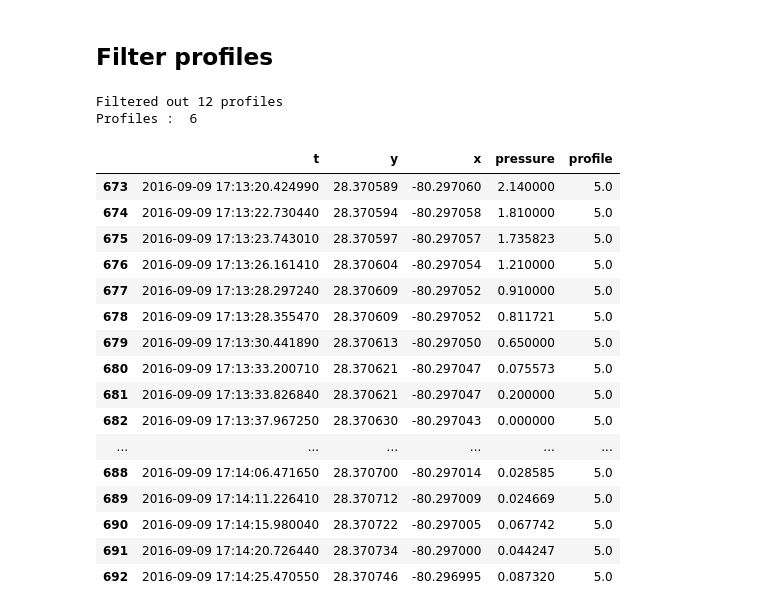
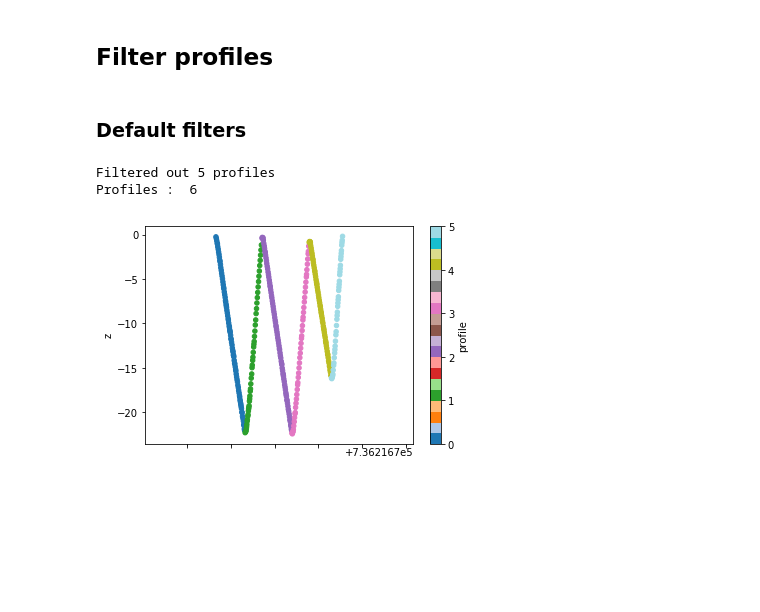
Before and after one commit to xiangling1994/GUTILS, a Jupyter notebook: docs/notebooks/0002 - Analyzing the standard DataFrames.ipynb, the cells around one changed output. Drawn from its saved outputs; the diff is of its cells as text; code cells hidden in the pictures; blank space fills up the shorter version.

```diff
--- a/docs/notebooks/0002 - Analyzing the standard DataFrames.ipynb
+++ b/docs/notebooks/0002 - Analyzing the standard DataFrames.ipynb
@@ -128,41 +101,20 @@ Profiles :  85
 # %% [markdown]
 ## Filter profiles
+# %% [markdown]
+### Default filters
 # %%
 from gutils.filters import default_filter
 
-
 # Assign default profiles
-profiled = assign_profiles(standard)
+profiled_def = assign_profiles(standard)
 
 # Default filter
-filtered, count = default_filter(profiled)
+filtered_def, count = default_filter(profiled_def)
 
 print("Filtered out {} profiles".format(count))
-print('Profiles : ', len(filtered.profile.unique()))
-filtered.tail(20)[[
-    't',
-    'y',
-    'x',
-    'pressure',
-    'profile'
-]]
+print('Profiles : ', len(filtered_def.profile.unique()))
+plot_profiles(filtered_def)
 # %% [output]
-Filtered out 12 profiles
+Filtered out 5 profiles
 Profiles :  6
-|  | t | y | x | pressure | profile |
-| 673 | 2016-09-09 17:13:20.424990 | 28.370589 | -80.297060 | 2.140000 | 5.0 |
-| 674 | 2016-09-09 17:13:22.730440 | 28.370594 | -80.297058 | 1.810000 | 5.0 |
-| 675 | 2016-09-09 17:13:23.743010 | 28.370597 | -80.297057 | 1.735823 | 5.0 |
-| 676 | 2016-09-09 17:13:26.161410 | 28.370604 | -80.297054 | 1.210000 | 5.0 |
-| 677 | 2016-09-09 17:13:28.297240 | 28.370609 | -80.297052 | 0.910000 | 5.0 |
-| 678 | 2016-09-09 17:13:28.355470 | 28.370609 | -80.297052 | 0.811721 | 5.0 |
-| 679 | 2016-09-09 17:13:30.441890 | 28.370613 | -80.297050 | 0.650000 | 5.0 |
-| 680 | 2016-09-09 17:13:33.200710 | 28.370621 | -80.297047 | 0.075573 | 5.0 |
-| 681 | 2016-09-09 17:13:33.826840 | 28.370621 | -80.297047 | 0.200000 | 5.0 |
-| 682 | 2016-09-09 17:13:37.967250 | 28.370630 | -80.297043 | 0.000000 | 5.0 |
-| ... | ... | ... | ... | ... | ... |
-| 688 | 2016-09-09 17:14:06.471650 | 28.370700 | -80.297014 | 0.028585 | 5.0 |
-| 689 | 2016-09-09 17:14:11.226410 | 28.370712 | -80.297009 | 0.024669 | 5.0 |
-| 690 | 2016-09-09 17:14:15.980040 | 28.370722 | -80.297005 | 0.067742 | 5.0 |
-| 691 | 2016-09-09 17:14:20.726440 | 28.370734 | -80.297000 | 0.044247 | 5.0 |
-| 692 | 2016-09-09 17:14:25.470550 | 28.370746 | -80.296995 | 0.087320 | 5.0 |
+[figure, added]
```
Also changed, not shown: parts of 15 cells of this notebook, 2 other files.
